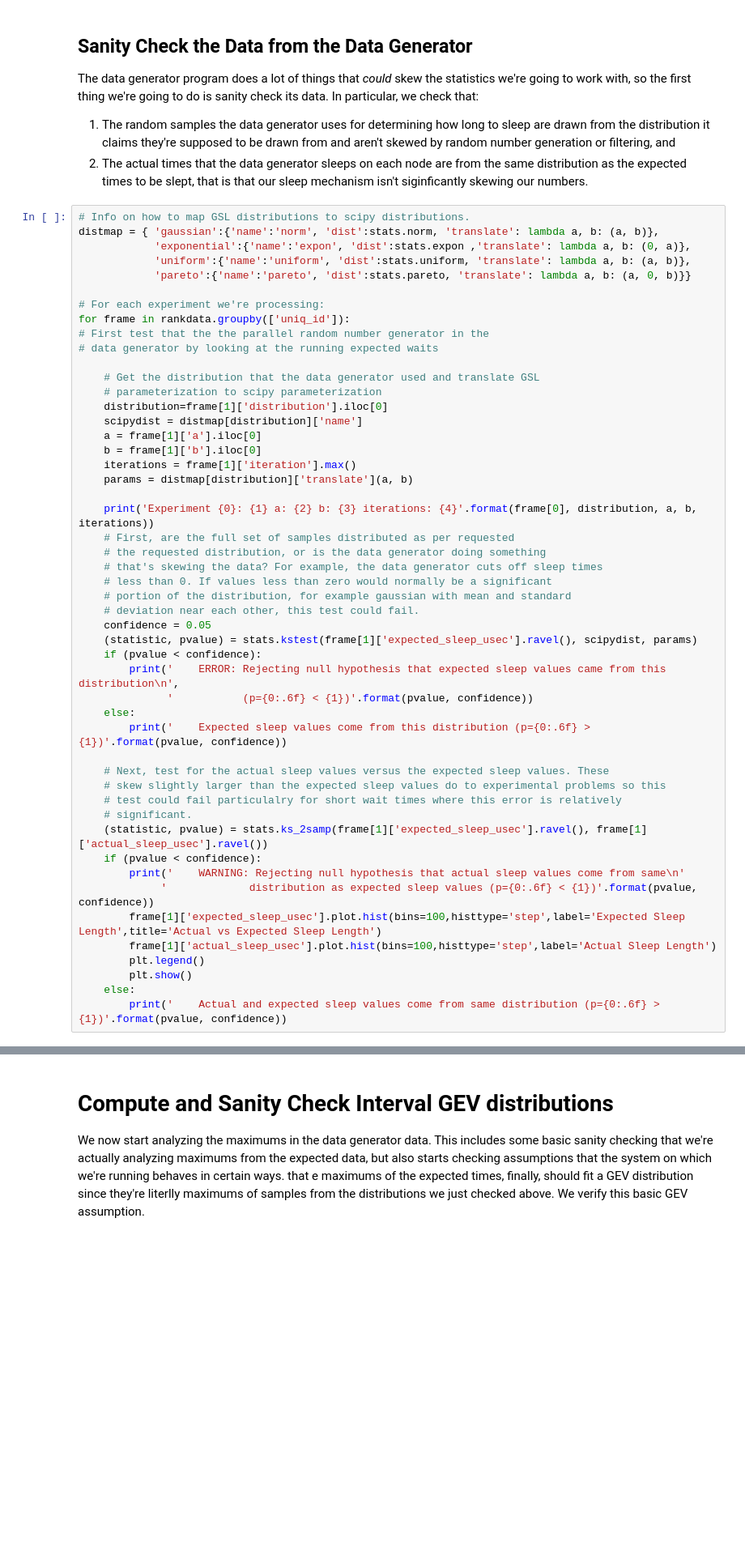
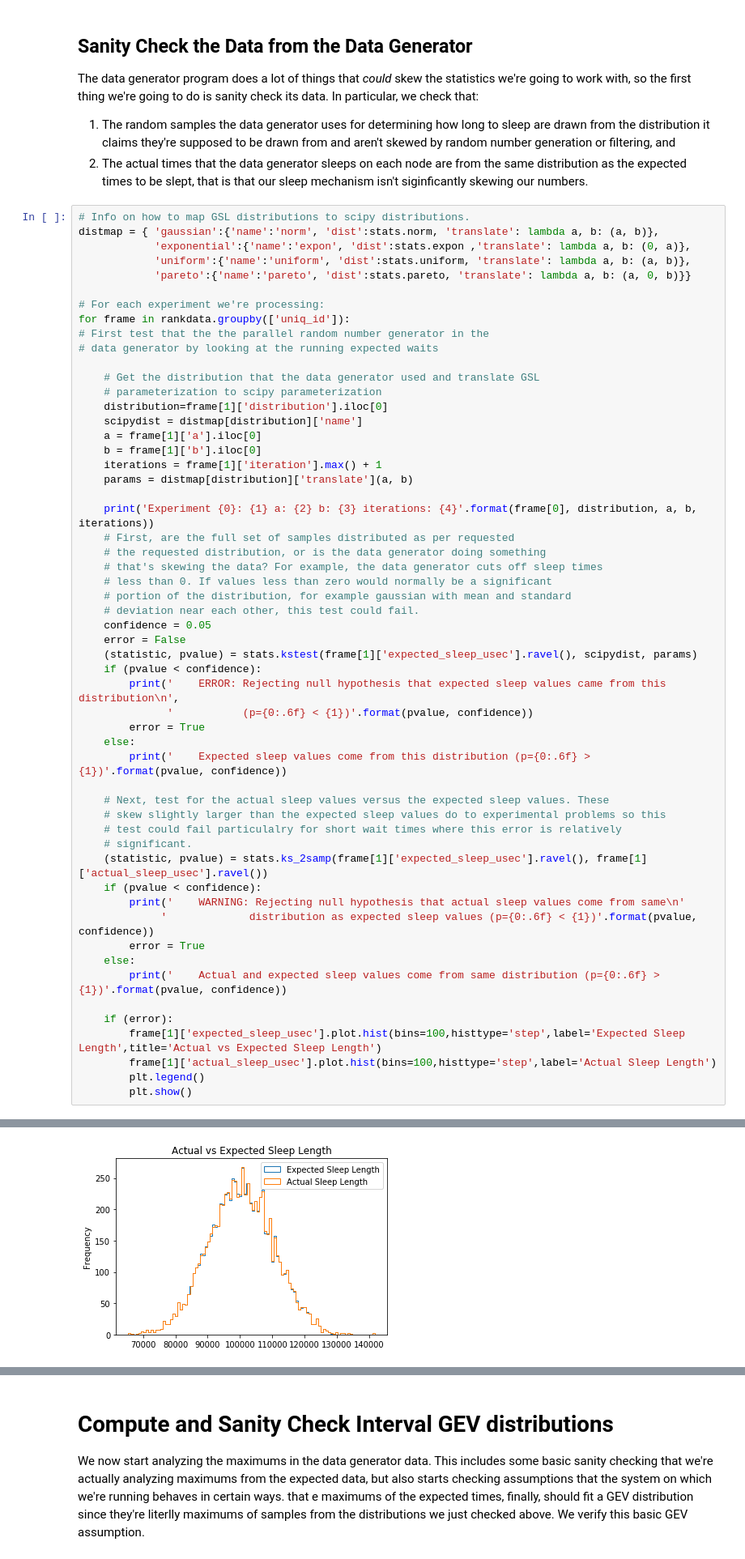
Before and after one commit to qwofford/popperized, a Jupyter notebook: pipelines/data_generator/validate/interval-analysis.ipynb, the cells around one changed output, grey strips where cells are left out. Shown: that part at 81% size. Drawn from its saved outputs; the diff is of its cells as text; blank space fills up the shorter version.

```diff
--- a/pipelines/data_generator/validate/interval-analysis.ipynb
+++ b/pipelines/data_generator/validate/interval-analysis.ipynb
@@ -89,7 +86,7 @@ for frame in rankdata.groupby(['uniq_id']):
     scipydist = distmap[distribution]['name']
     a = frame[1]['a'].iloc[0]
     b = frame[1]['b'].iloc[0]
-    iterations = frame[1]['iteration'].max()
+    iterations = frame[1]['iteration'].max() + 1
     params = distmap[distribution]['translate'](a, b)
 
     print('Experiment {0}: {1} a: {2} b: {3} iterations: {4}'.format(frame[0], distribution, a, b, iterations))
@@ -100,10 +97,12 @@ for frame in rankdata.groupby(['uniq_id']):
     # portion of the distribution, for example gaussian with mean and standard
     # deviation near each other, this test could fail.
     confidence = 0.05
+    error = False
     (statistic, pvalue) = stats.kstest(frame[1]['expected_sleep_usec'].ravel(), scipydist, params)
     if (pvalue < confidence):
         print('    ERROR: Rejecting null hypothesis that expected sleep values came from this distribution\n',
               '           (p={0:.6f} < {1})'.format(pvalue, confidence))
+        error = True
     else:
         print('    Expected sleep values come from this distribution (p={0:.6f} > {1})'.format(pvalue, confidence))
 
@@ -115,10 +114,13 @@ for frame in rankdata.groupby(['uniq_id']):
     if (pvalue < confidence):
         print('    WARNING: Rejecting null hypothesis that actual sleep values come from same\n'
              '             distribution as expected sleep values (p={0:.6f} < {1})'.format(pvalue, confidence))
+        error = True
+    else:
+        print('    Actual and expected sleep values come from same distribution (p={0:.6f} > {1})'.format(pvalue, confidence))
+
+    if (error):
         frame[1]['expected_sleep_usec'].plot.hist(bins=100,histtype='step',label='Expected Sleep Length',title='Actual vs Expected Sleep Length')
         frame[1]['actual_sleep_usec'].plot.hist(bins=100,histtype='step',label='Actual Sleep Length')
         plt.legend()
         plt.show()
-    else:
-        print('    Actual and expected sleep values come from same distribution (p={0:.6f} > {1})'.format(pvalue, confidence))
 # %% [output]
@@ -134,0 +140 @@ Experiment adb99e5dc03c4: exponential a: 100000 b: 10000 iterations: 999
+[figure, added]
```
Also changed, not shown: parts of 6 cells of this notebook, 7 other files.
